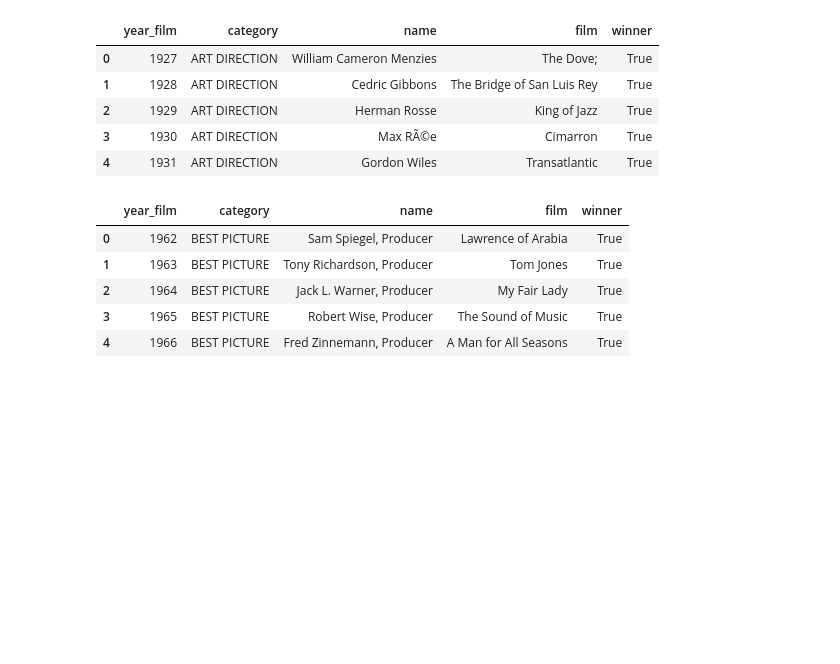
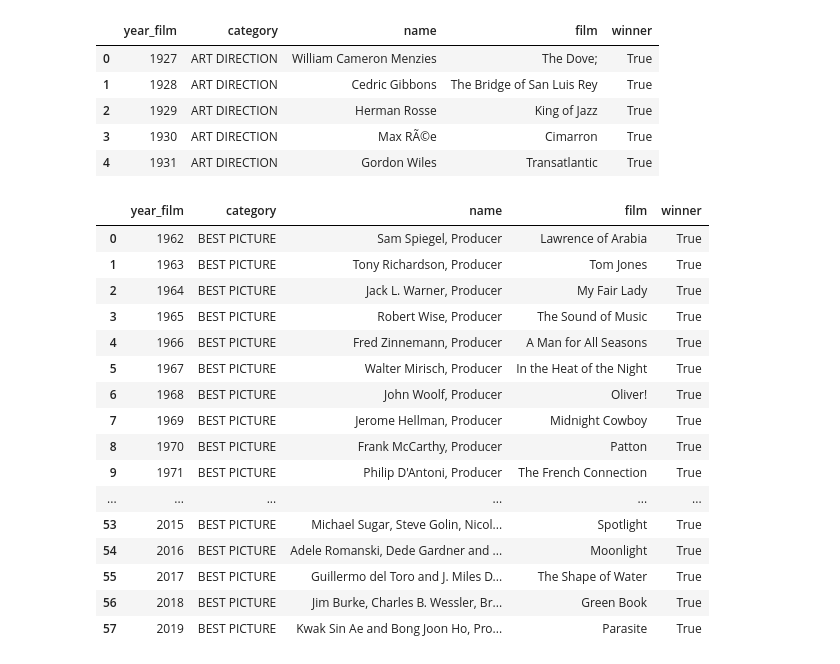
Before and after one commit to LJeanParrish/Oscars-Ratings-and-Films-Oh-Py, a Jupyter notebook: Cleaned Data-checkpoint.ipynb, the cells around one changed output. Cells and saved outputs as stored; diff of their text form; code cells hidden in the pictures; blank space fills up the shorter version.

```diff
--- a/Cleaned Data-checkpoint.ipynb
+++ b/Cleaned Data-checkpoint.ipynb
@@ -283,11 +283,22 @@ art_direction.head()
 # %%
 best_picture = winner_db.loc[winner_db['category'] == 'BEST PICTURE', :]
 best_picture = best_picture.reset_index(drop=True)
-best_picture.head()
+best_picture
 # %% [output]
 |  | year_film | category | name | film | winner |
 | 0 | 1962 | BEST PICTURE | Sam Spiegel, Producer | Lawrence of Arabia | True |
 | 1 | 1963 | BEST PICTURE | Tony Richardson, Producer | Tom Jones | True |
 | 2 | 1964 | BEST PICTURE | Jack L. Warner, Producer | My Fair Lady | True |
 | 3 | 1965 | BEST PICTURE | Robert Wise, Producer | The Sound of Music | True |
 | 4 | 1966 | BEST PICTURE | Fred Zinnemann, Producer | A Man for All Seasons | True |
+| 5 | 1967 | BEST PICTURE | Walter Mirisch, Producer | In the Heat of the Night | True |
+| 6 | 1968 | BEST PICTURE | John Woolf, Producer | Oliver! | True |
+| 7 | 1969 | BEST PICTURE | Jerome Hellman, Producer | Midnight Cowboy | True |
+| 8 | 1970 | BEST PICTURE | Frank McCarthy, Producer | Patton | True |
+| 9 | 1971 | BEST PICTURE | Philip D'Antoni, Producer | The French Connection | True |
+| ... | ... | ... | ... | ... | ... |
+| 53 | 2015 | BEST PICTURE | Michael Sugar, Steve Golin, Nicol... | Spotlight | True |
+| 54 | 2016 | BEST PICTURE | Adele Romanski, Dede Gardner and ... | Moonlight | True |
+| 55 | 2017 | BEST PICTURE | Guillermo del Toro and J. Miles D... | The Shape of Water | True |
+| 56 | 2018 | BEST PICTURE | Jim Burke, Charles B. Wessler, Br... | Green Book | True |
+| 57 | 2019 | BEST PICTURE | Kwak Sin Ae and Bong Joon Ho, Pro... | Parasite | True |
```
